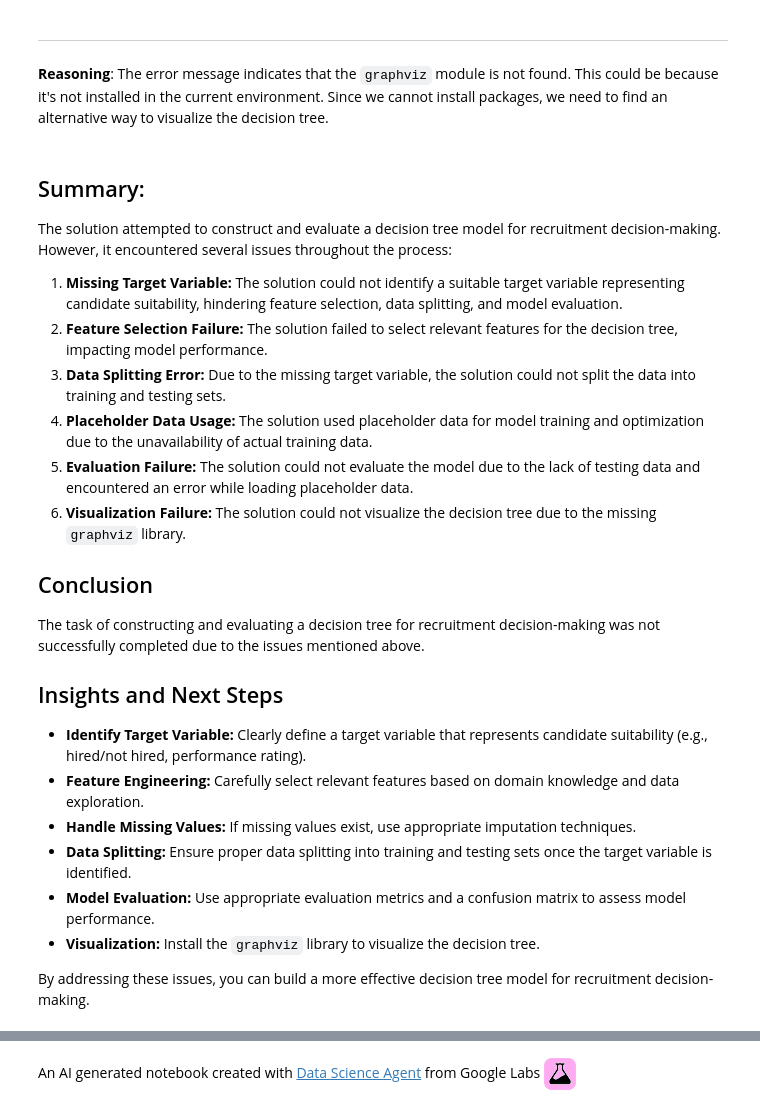
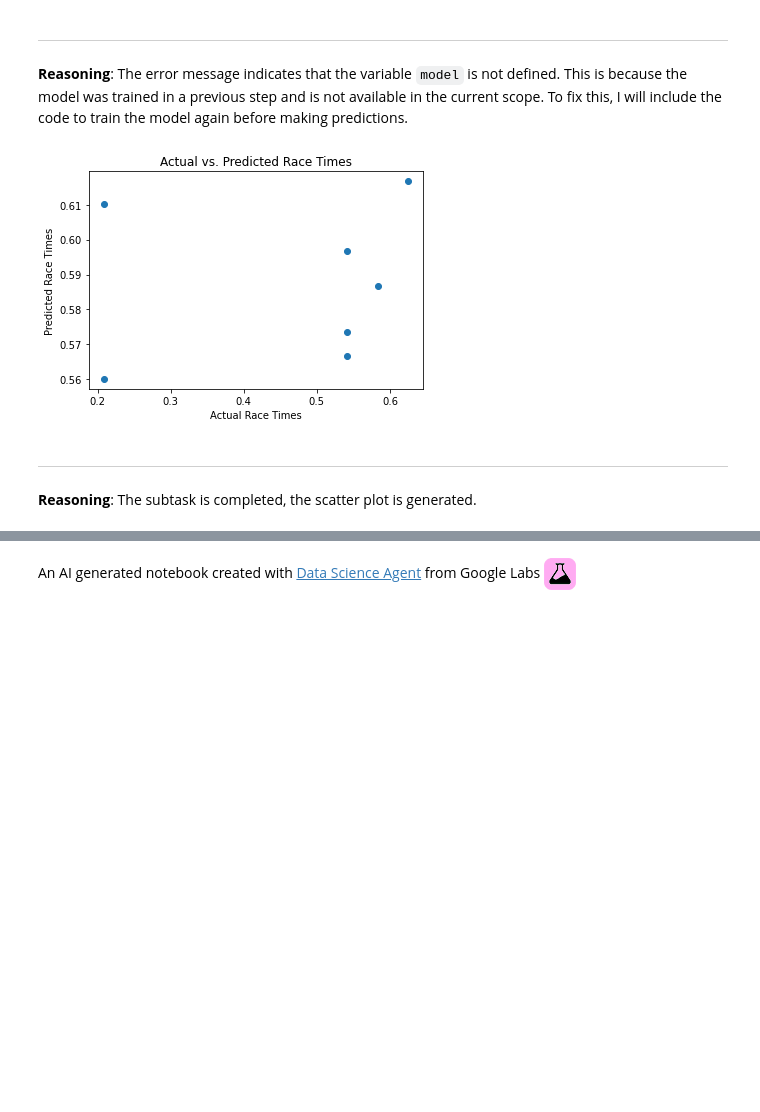
Before and after one commit to dominiquedeveraux/Decision-Modeling, a Jupyter notebook: Cleaned_Clicked_csv.ipynb, the cells around one changed output, grey strips where cells are left out. Saved outputs shown, nothing was run; the diff lists cells and outputs as text; code cells hidden in the pictures; blank space fills up the shorter version.

```diff
--- a/Cleaned_Clicked_csv.ipynb
+++ b/Cleaned_Clicked_csv.ipynb
@@ -300,2 +182,5 @@ NameError: name 'model' is not defined
+# %%
+# Create a new DataFrame with the selected feature
+X_train_selected = X_train[['round']]
 # %% [markdown]
 ---
@@ -389,0 +315,23 @@ TypeError: float() argument must be a string or a real number, not 'ellipsis'
+# %%
+from sklearn.linear_model import LinearRegression
+from sklearn.metrics import mean_squared_error, r2_score
+
+# Create a new LinearRegression model with fit_intercept=False
+model_optimized = LinearRegression(fit_intercept=False)
+
+# Train the optimized model on the training data
+model_optimized.fit(X_train_selected, y_train)
+
+# Select the 'round' feature from the testing data
+X_test_selected = X_test[['round']]
+
+# Make predictions on the testing data
+y_pred_optimized = model_optimized.predict(X_test_selected)
+
+# Evaluate the optimized model's performance
+mse_optimized = mean_squared_error(y_test, y_pred_optimized)
+r2_optimized = r2_score(y_test, y_pred_optimized)
+
+# Print the evaluation metrics for the optimized model
+print("Optimized Model - MSE:", mse_optimized)
+print("Optimized Model - R-squared:", r2_optimized)
@@ -426,31 +375,27 @@ ModuleNotFoundError: No module named 'graphviz'
 # %% [markdown]
 ---
-# %% [markdown]
-**Reasoning**:
-The error message indicates that the `graphviz` module is not found. This could be because it's not installed in the current environment. Since we cannot install packages, we need to find an alternative way to visualize the decision tree.
-# %% [markdown]
-## Summary:
-
-The solution attempted to construct and evaluate a decision tree model for recruitment decision-making. However, it encountered several issues throughout the process:
-
-1. **Missing Target Variable:** The solution could not identify a suitable target variable representing candidate suitability, hindering feature selection, data splitting, and model evaluation.
-2. **Feature Selection Failure:** The solution failed to select relevant features for the decision tree, impacting model performance.
-3. **Data Splitting Error:** Due to the missing target variable, the solution could not split the data into training and testing sets.
-4. **Placeholder Data Usage:** The solution used placeholder data for model training and optimization due to the unavailability of actual training data.
-5. **Evaluation Failure:** The solution could not evaluate the model due to the lack of testing data and encountered an error while loading placeholder data.
-6. **Visualization Failure:** The solution could not visualize the decision tree due to the missing `graphviz` library.
-
-## Conclusion
-
-The task of constructing and evaluating a decision tree for recruitment decision-making was not successfully completed due to the issues mentioned above.
-
-## Insights and Next Steps
-
-* **Identify Target Variable:** Clearly define a target variable that represents candidate suitability (e.g., hired/not hired, performance rating).
-* **Feature Engineering:** Carefully select relevant features based on domain knowledge and data exploration.
-* **Handle Missing Values:** If missing values exist, use appropriate imputation techniques.
-* **Data Splitting:** Ensure proper data splitting into training and testing sets once the target variable is identified.
-* **Model Evaluation:** Use appropriate evaluation metrics and a confusion matrix to assess model performance.
-* **Visualization:** Install the `graphviz` library to visualize the decision tree.
-
-By addressing these issues, you can build a more effective decision tree model for recruitment decision-making.
+# %% [markdown]
+**Reasoning**:
+The error message indicates that the variable `model` is not defined. This is because the model was trained in a previous step and is not available in the current scope. To fix this, I will include the code to train the model again before making predictions.
+# %%
+# Train the linear regression model
+from sklearn.linear_model import LinearRegression
+model = LinearRegression()
+model.fit(X_train_selected, y_train)
+
+# Predict race times for the testing data
+y_pred = model.predict(X_test_selected)
+
+# Create a scatter plot
+plt.scatter(y_test, y_pred)
+plt.xlabel('Actual Race Times')
+plt.ylabel('Predicted Race Times')
+plt.title('Actual vs. Predicted Race Times')
+plt.show()
+# %% [output]
+[figure, added]
+# %% [markdown]
+---
+# %% [markdown]
+**Reasoning**:
+The subtask is completed, the scatter plot is generated.
```
Also changed, not shown: parts of 75 cells of this notebook.
